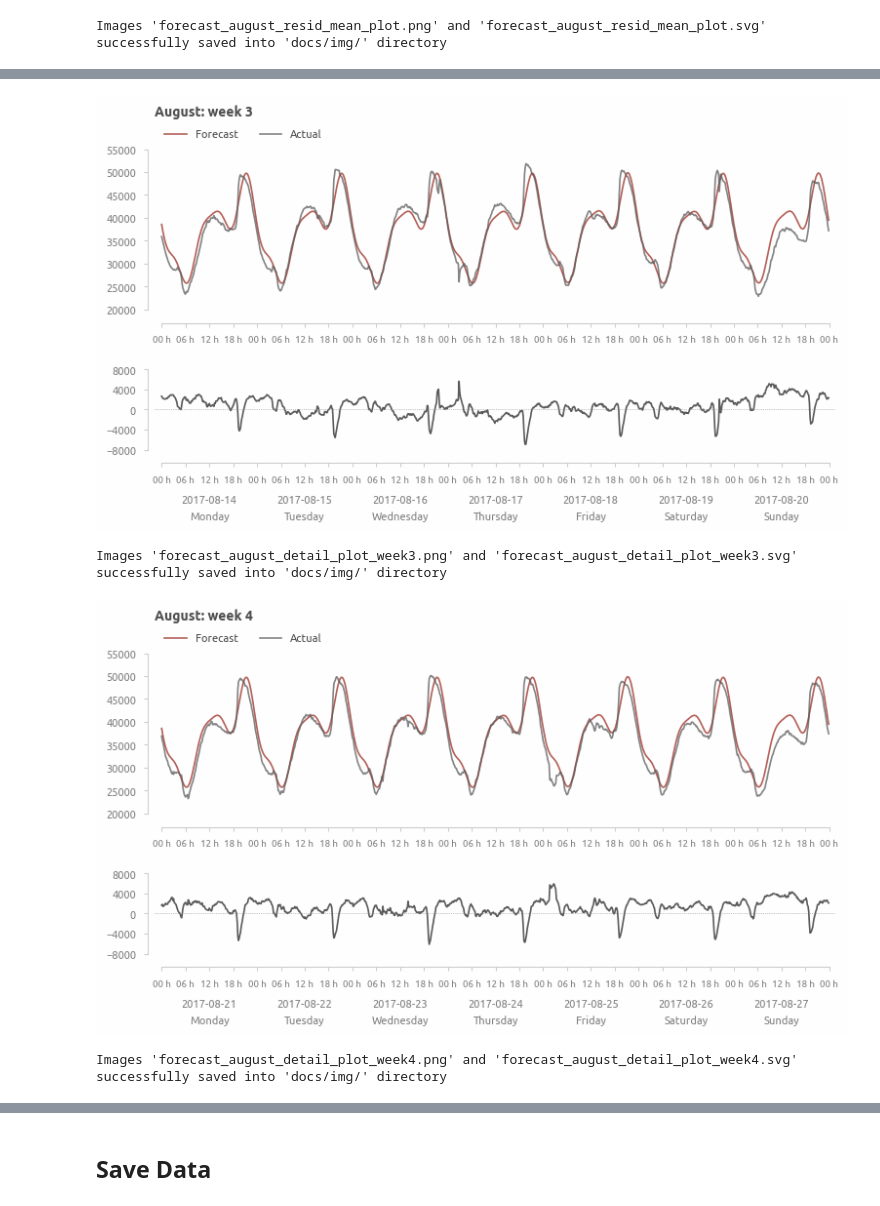
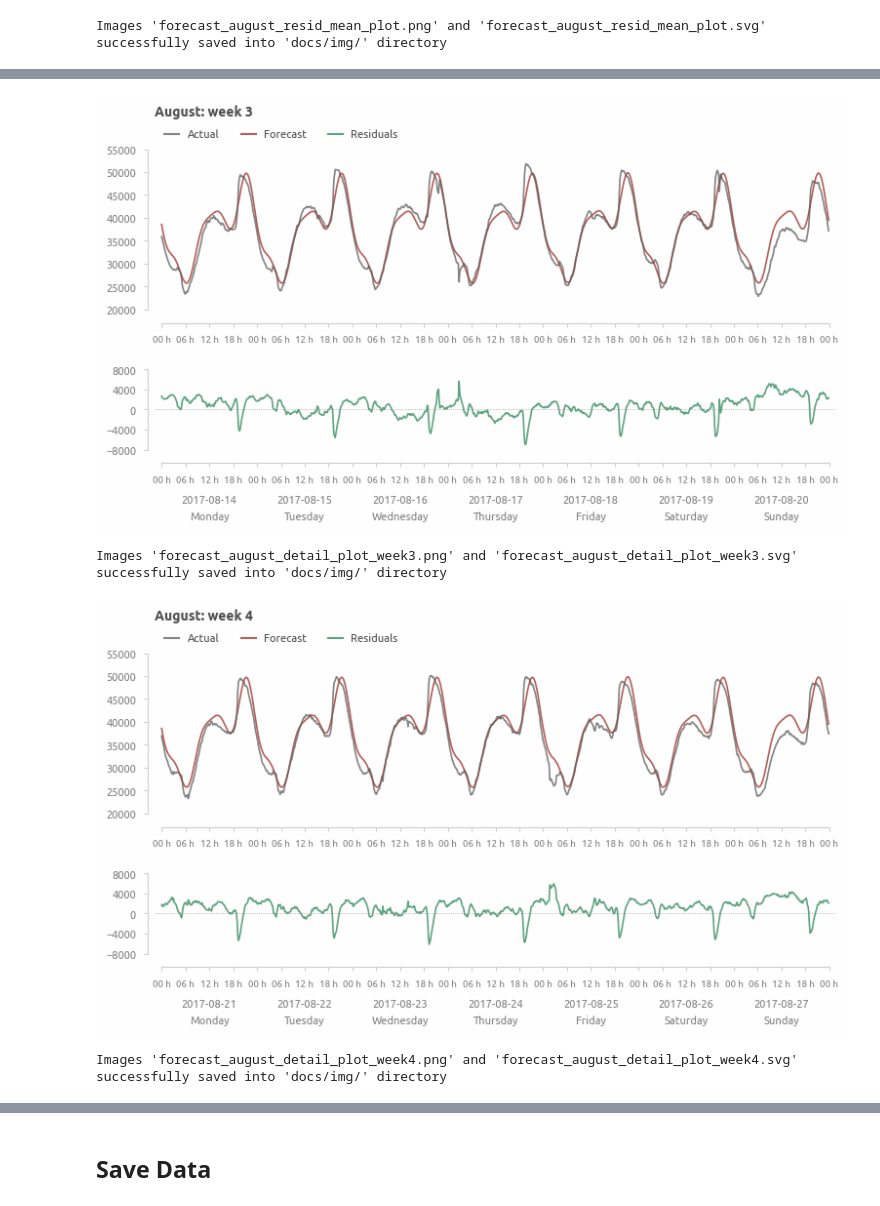
Before and after one commit to a-chasovsky/electric-power-consumption, a Jupyter notebook: 03-base-model.ipynb, the cells around one changed output, grey strips where cells are left out. Cells and saved outputs as stored; diff of their text form; code cells hidden in the pictures.

```diff
--- a/03-base-model.ipynb
+++ b/03-base-model.ipynb
@@ -1734,43 +1747,49 @@ ax[0].plot(
     y_true.loc['2017-08-14':'2017-08-20'],
     color=palette[0], alpha=0.75, label='Actual')
 
-ax[0].legend(**legend_inline())
+ax[0].legend(
+    **legend_inline(),
+    **legend_create_handles(
+        3, kind='line',
+        labels=['Actual', 'Forecast', 'Residuals'],
+        colors=[palette[0], palette[1], palette[3]],
+        alphas=[0.75, 1, 0.9]))
+
 ax[0].xaxis.set_major_formatter(mpl.dates.DateFormatter(fmt='%H h'))
 ax[0].xaxis.set_major_locator(mpl.dates.HourLocator(byhour=[0, 6, 12, 18]))
 ax[0].tick_params(axis='x', which='minor', labelsize=7)
 ax[0].tick_params(axis='x', which='major', pad=15, labelsize=7)
 # axis_sec = ax[0].secondary_xaxis('bottom')
 # axis_sec.spines['bottom'].set_visible(False)
 # axis_sec.tick_params(pad=30, bottom=False, colors='#808080')
 # axis_sec.xaxis.set_major_formatter(mpl.dates.DateFormatter(fmt='%Y-%m-%d'))
 # axis_sec.xaxis.set_major_locator(mpl.dates.HourLocator(byhour=12))
 axis_rstyle(ax=ax[0], xslice=[1, -1])
 
-
-ax[1].plot(resid.loc['2017-08-14':'2017-08-20'])
+ax[1].plot(resid.loc['2017-08-14':'2017-08-20'], color=alpha_color(palette[3], 0.9))
 ax[1].axhline(0, lw=0.5, ls=':', color=alpha_color(palette[0], 0.75))
 
 ax[1].xaxis.set_major_formatter(mpl.dates.DateFormatter(fmt='%H h'))
 ax[1].xaxis.set_major_locator(mpl.dates.HourLocator(byhour=[0, 6, 12, 18]))
 ax[1].tick_params(axis='x', which='minor', labelsize=7)
 ax[1].tick_params(axis='x', which='major', pad=15, labelsize=7)
 axis_sec =  ax[1].secondary_xaxis('bottom')
 axis_sec.spines['bottom'].set_visible(False)
 axis_sec.tick_params(pad=33, bottom=False, colors='#808080')
 axis_sec.xaxis.set_major_formatter(mpl.dates.DateFormatter(fmt='%Y-%m-%d'))
 axis_sec.xaxis.set_major_locator(mpl.dates.HourLocator(byhour=12))
 axis_th = axis_secondary(ax=ax[1], pad=45)
 axis_th.xaxis.set_major_formatter(mpl.dates.DateFormatter(fmt='%A'))
 axis_th.xaxis.set_major_locator(mpl.dates.HourLocator(byhour=12))
 axis_rstyle(xslice=[1, -1], yticks=[-8000, 8000, 4000], ylim=[-8000, 8000], ax=ax[1])
 
 plt.subplots_adjust(hspace=0.5)
 ax[0].set_title('August: week 3', **title_inline)
 plt.show()
 
 savefig('forecast_august_detail_plot_week3', dir_save_img)
 # %% [output]
-[figure, old version]
+[figure, new version]
 Images 'forecast_august_detail_plot_week3.png' and 'forecast_august_detail_plot_week3.svg' successfully saved into 'docs/img/' directory
 # %%
 fig, ax = plt.subplots(2, 1, figsize=(9, 4), height_ratios=[2, 1])
@@ -1782,7 +1801,14 @@ ax[0].plot(
     y_true.loc['2017-08-21':'2017-08-27'],
     color=palette[0], alpha=0.75, label='Actual')
 
-ax[0].legend(**legend_inline())
+ax[0].legend(
+    **legend_inline(),
+    **legend_create_handles(
+        3, kind='line',
+        labels=['Actual', 'Forecast', 'Residuals'],
+        colors=[palette[0], palette[1], palette[3]],
+        alphas=[0.75, 1, 0.9]))
+
 ax[0].xaxis.set_major_formatter(mpl.dates.DateFormatter(fmt='%H h'))
 ax[0].xaxis.set_major_locator(mpl.dates.HourLocator(byhour=[0, 6, 12, 18]))
 ax[0].tick_params(axis='x', which='minor', labelsize=7)
@@ -1794,8 +1820,7 @@ ax[0].tick_params(axis='x', which='major', pad=15, labelsize=7)
 # axis_sec.xaxis.set_major_locator(mpl.dates.HourLocator(byhour=12))
 axis_rstyle(ax=ax[0], xslice=[1, -1])
 
-
-ax[1].plot(resid.loc['2017-08-21':'2017-08-27'])
+ax[1].plot(resid.loc['2017-08-21':'2017-08-27'], color=alpha_color(palette[3], 0.9))
 ax[1].axhline(0, lw=0.5, ls=':', color=alpha_color(palette[0], 0.75))
 
 ax[1].xaxis.set_major_formatter(mpl.dates.DateFormatter(fmt='%H h'))
@@ -1818,7 +1843,7 @@ plt.show()
 
 savefig('forecast_august_detail_plot_week4', dir_save_img)
 # %% [output]
-[figure, old version]
+[figure, new version]
 Images 'forecast_august_detail_plot_week4.png' and 'forecast_august_detail_plot_week4.svg' successfully saved into 'docs/img/' directory
 # %%
 fig, ax = plt.subplots(2, 1, figsize=(7, 4), height_ratios=[2, 1])
```
Also changed, not shown: parts of 3 cells of this notebook, 17 other files.
